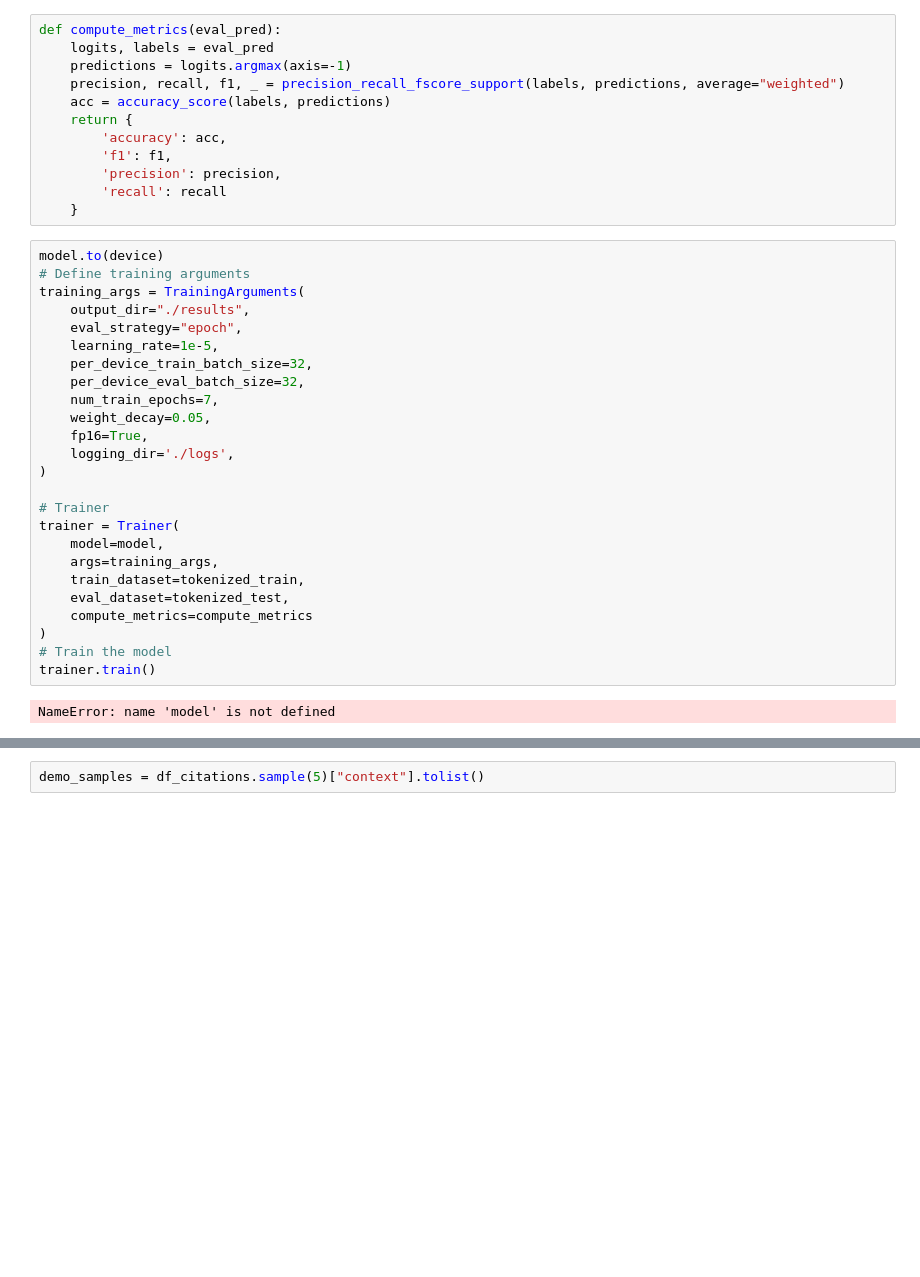
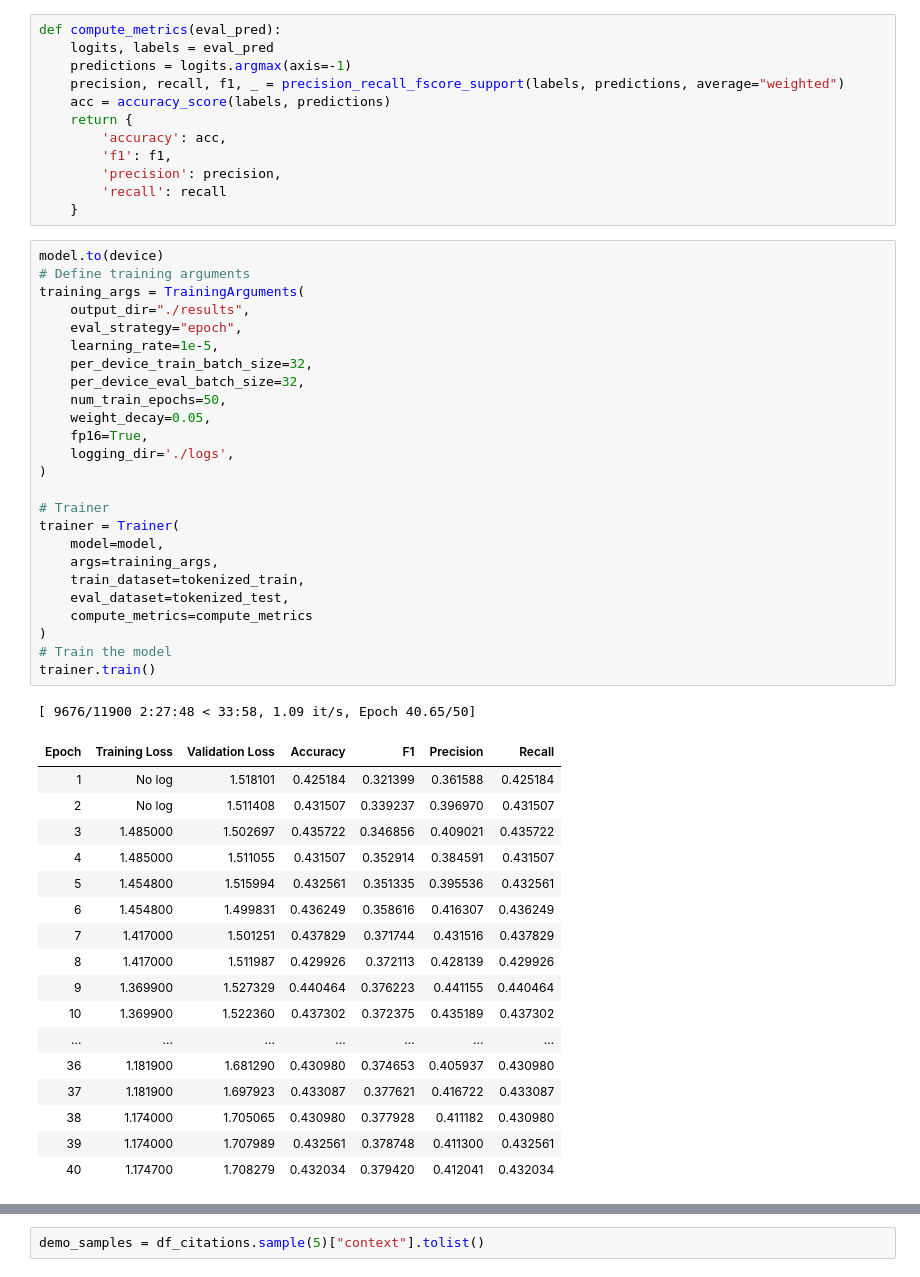
Before and after one commit to RaphaelEse/LawGorithmML, a Jupyter notebook: ML/Untitled25.ipynb, the cells around one changed output, grey strips where cells are left out. Cells and saved outputs as stored; diff of their text form; blank space fills up the shorter version.

```diff
--- a/ML/Untitled25.ipynb
+++ b/ML/Untitled25.ipynb
@@ -224,30 +272,47 @@ def compute_metrics(eval_pred):
 # %%
 model.to(device)
 # Define training arguments
 training_args = TrainingArguments(
     output_dir="./results",
     eval_strategy="epoch",
     learning_rate=1e-5,
     per_device_train_batch_size=32,
     per_device_eval_batch_size=32,
-    num_train_epochs=7,
+    num_train_epochs=50,
     weight_decay=0.05,
     fp16=True,
     logging_dir='./logs',
 )
 
 # Trainer
 trainer = Trainer(
     model=model,
     args=training_args,
     train_dataset=tokenized_train,
     eval_dataset=tokenized_test,
     compute_metrics=compute_metrics
 )
 # Train the model
 trainer.train()
 # %% [output]
-NameError: name 'model' is not defined
+[ 9676/11900 2:27:48 < 33:58, 1.09 it/s, Epoch 40.65/50]
+| Epoch | Training Loss | Validation Loss | Accuracy | F1 | Precision | Recall |
+| 1 | No log | 1.518101 | 0.425184 | 0.321399 | 0.361588 | 0.425184 |
+| 2 | No log | 1.511408 | 0.431507 | 0.339237 | 0.396970 | 0.431507 |
+| 3 | 1.485000 | 1.502697 | 0.435722 | 0.346856 | 0.409021 | 0.435722 |
+| 4 | 1.485000 | 1.511055 | 0.431507 | 0.352914 | 0.384591 | 0.431507 |
+| 5 | 1.454800 | 1.515994 | 0.432561 | 0.351335 | 0.395536 | 0.432561 |
+| 6 | 1.454800 | 1.499831 | 0.436249 | 0.358616 | 0.416307 | 0.436249 |
+| 7 | 1.417000 | 1.501251 | 0.437829 | 0.371744 | 0.431516 | 0.437829 |
+| 8 | 1.417000 | 1.511987 | 0.429926 | 0.372113 | 0.428139 | 0.429926 |
+| 9 | 1.369900 | 1.527329 | 0.440464 | 0.376223 | 0.441155 | 0.440464 |
+| 10 | 1.369900 | 1.522360 | 0.437302 | 0.372375 | 0.435189 | 0.437302 |
+| ... | ... | ... | ... | ... | ... | ... |
+| 36 | 1.181900 | 1.681290 | 0.430980 | 0.374653 | 0.405937 | 0.430980 |
+| 37 | 1.181900 | 1.697923 | 0.433087 | 0.377621 | 0.416722 | 0.433087 |
+| 38 | 1.174000 | 1.705065 | 0.430980 | 0.377928 | 0.411182 | 0.430980 |
+| 39 | 1.174000 | 1.707989 | 0.432561 | 0.378748 | 0.411300 | 0.432561 |
+| 40 | 1.174700 | 1.708279 | 0.432034 | 0.379420 | 0.412041 | 0.432034 |
 # %%
 # Save model and tokenizer
 model.save_pretrained("./fine_tuned_legalbert")
```
Also changed, not shown: parts of 19 cells of this notebook.
